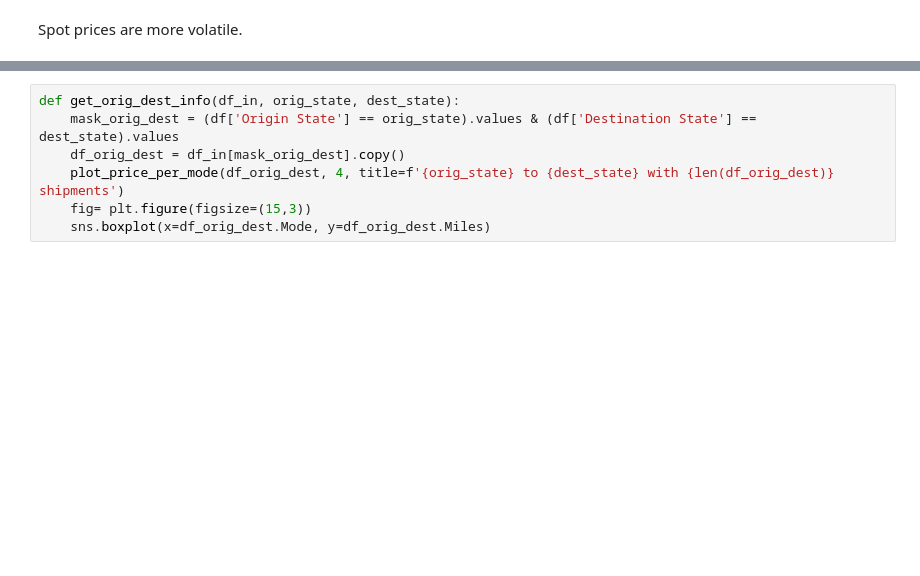
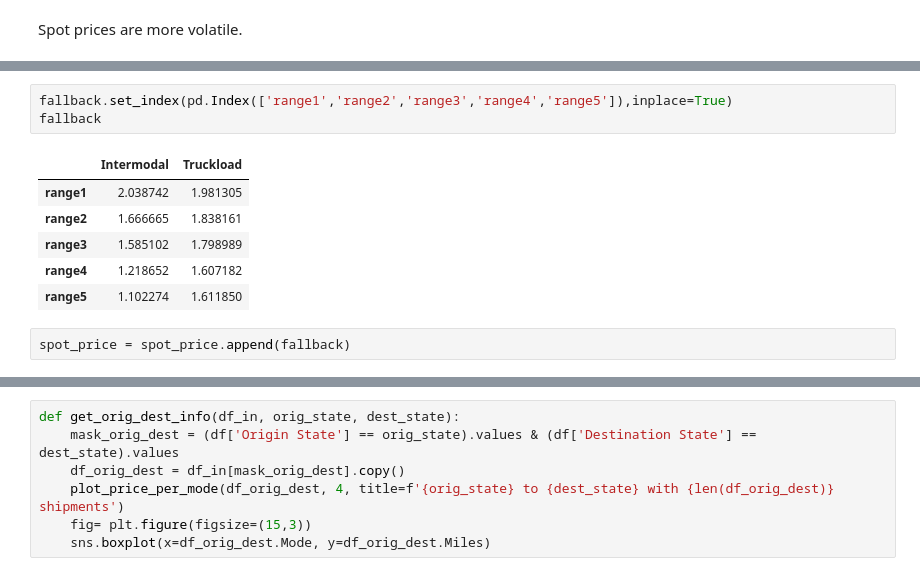
Before and after one commit to Labulitiolle/Multimodal_freight_USA, a Jupyter notebook: Notebooks/Multimodal/price_analysis.ipynb, the cells around one changed output, grey strips where cells are left out. Drawn from its saved outputs; the diff is of its cells as text; blank space fills up the shorter version.

```diff
--- a/Notebooks/Multimodal/price_analysis.ipynb
+++ b/Notebooks/Multimodal/price_analysis.ipynb
@@ -98,0 +121,12 @@ dtype: float64
+# %%
+fallback.set_index(pd.Index(['range1','range2','range3','range4','range5']),inplace=True)
+fallback
+# %% [output]
+|  | Intermodal | Truckload |
+| range1 | 2.038742 | 1.981305 |
+| range2 | 1.666665 | 1.838161 |
+| range3 | 1.585102 | 1.798989 |
+| range4 | 1.218652 | 1.607182 |
+| range5 | 1.102274 | 1.611850 |
+# %%
+spot_price = spot_price.append(fallback)
```
Also changed, not shown: parts of 28 cells of this notebook, 27 other files.
